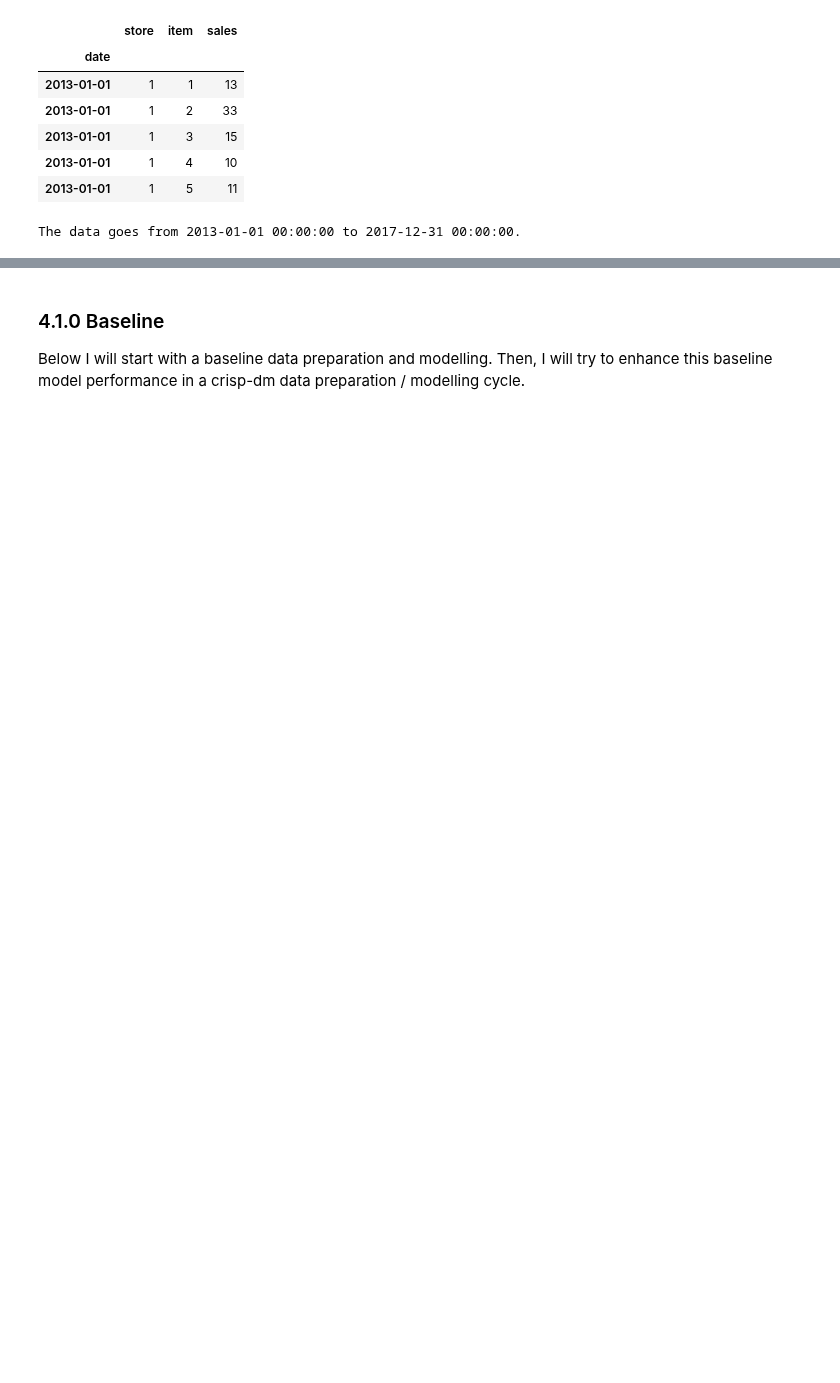
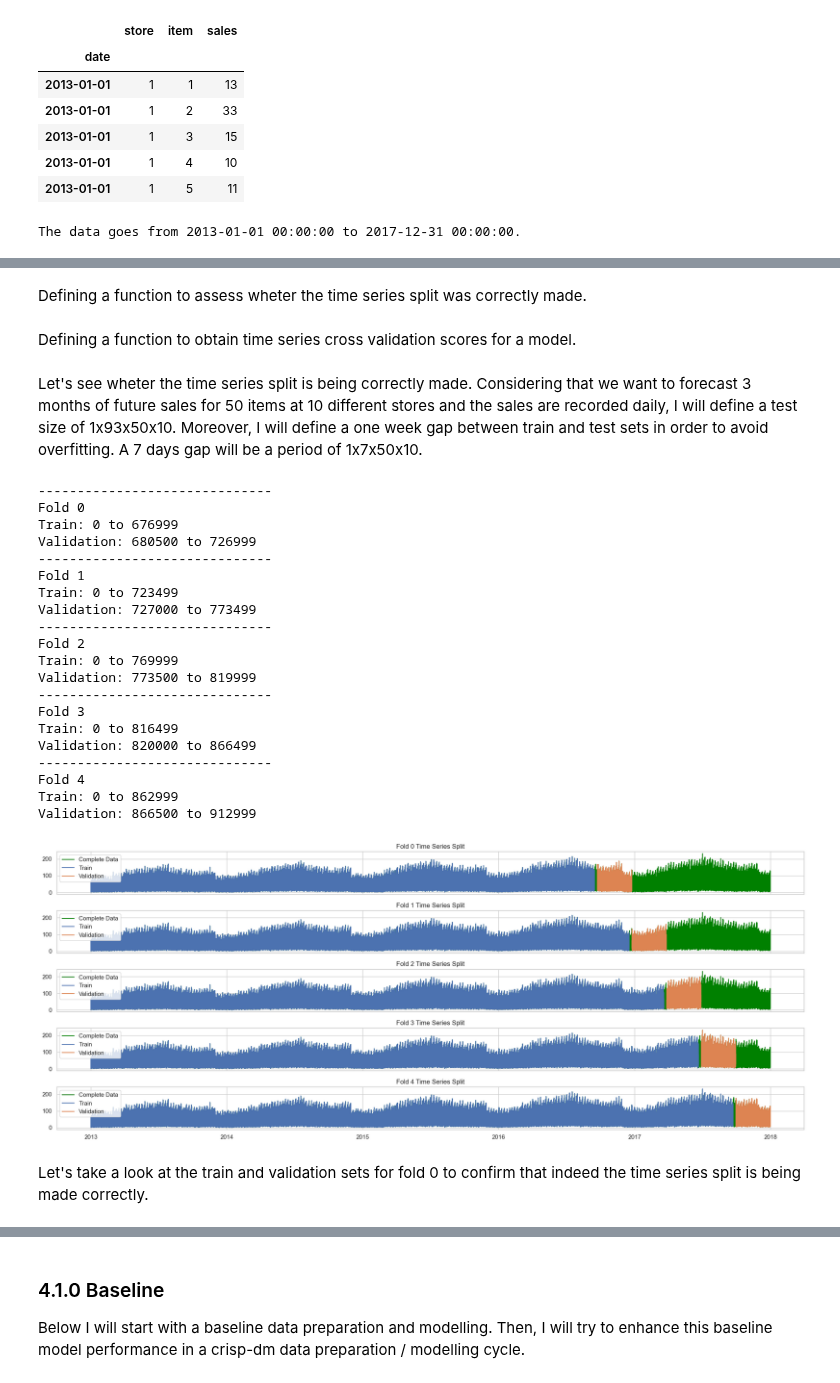
Before and after one commit to allmeidaapedro/Store-Item-Demand-Forecasting, a Jupyter notebook: notebooks/modelling.ipynb, the cells around one changed output, grey strips where cells are left out. Drawn from its saved outputs; the diff is of its cells as text; code cells hidden in the pictures; blank space fills up the shorter version.

Commit message:
added time series cross validation

```diff
--- a/notebooks/modelling.ipynb
+++ b/notebooks/modelling.ipynb
@@ -93,0 +87,28 @@ def time_series_split(data, target, cutoff_date):
+# %% [markdown]
+Defining a function to assess wheter the time series split was correctly made.
+# %%
+def time_series_cv_report(data, test_size, gap, target, n_splits=5):
+    # Getting sklearn TimeSeriesSplit object to obtain train and validation chronological indexes at each fold.
+    tscv = TimeSeriesSplit(n_splits=n_splits, test_size=test_size, gap=gap)
+
+    fig, axes = plt.subplots(n_splits, 1, figsize=(20, 8), sharex=True, sharey=True)
+
+    for fold, (train_index, val_index) in enumerate(tscv.split(data)):
+        # Printing train and validation indexes at each fold.
+        print('-'*30)
+        print(f'Fold {fold}')
+        print(f'Train: {train_index[0]} to {train_index[-1]}')
+        print(f'Validation: {val_index[0]} to {val_index[-1]}')
+
+        # Plotting the Time Series Split at each fold.
+        axes[fold].plot(data.index, data[target], label='Complete Data', color='green')
+        axes[fold].plot(data.iloc[train_index].index, data[target].iloc[train_index], label='Train')
+        axes[fold].plot(data.iloc[val_index].index, data[target].iloc[val_index], label='Validation')
+
+        axes[fold].set_title(f'Fold {fold} Time Series Split')
+        axes[fold].legend(loc='upper left')
+
+    plt.tight_layout()
+    plt.show()
+# %% [markdown]
+Defining a function to obtain time series cross validation scores for a model.
@@ -93,0 +160,29 @@ def time_series_split(data, target, cutoff_date):
+# %% [markdown]
+Let's see wheter the time series split is being correctly made. Considering that we want to forecast 3 months of future sales for 50 items at 10 different stores and the sales are recorded daily, I will define a test size of 1x93x50x10. Moreover, I will define a one week gap between train and test sets in order to avoid overfitting. A 7 days gap will be a period of 1x7x50x10.
+# %%
+TEST_SIZE, GAP, TARGET = 1*93*50*10, 1*7*50*10, 'sales'
+time_series_cv_report(df_raw, test_size=TEST_SIZE, gap=GAP, target=TARGET, n_splits=5)
+# %% [output]
+------------------------------
+Fold 0
+Train: 0 to 676999
+Validation: 680500 to 726999
+------------------------------
+Fold 1
+Train: 0 to 723499
+Validation: 727000 to 773499
+------------------------------
+Fold 2
+Train: 0 to 769999
+Validation: 773500 to 819999
+------------------------------
+Fold 3
+Train: 0 to 816499
+Validation: 820000 to 866499
+------------------------------
+Fold 4
+Train: 0 to 862999
+Validation: 866500 to 912999
+[figure, added]
+# %% [markdown]
+Let's take a look at the train and validation sets for fold 0 to confirm that indeed the time series split is being made correctly.
```
Also changed, not shown: parts of 31 cells of this notebook, 1 other file.
